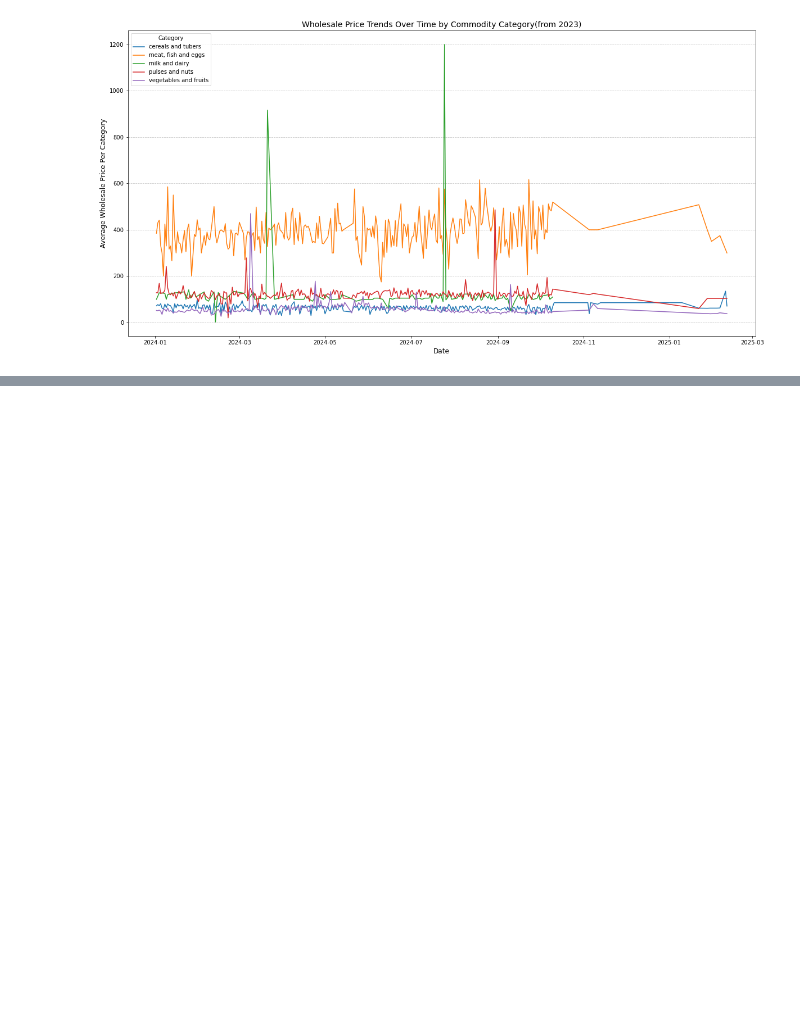
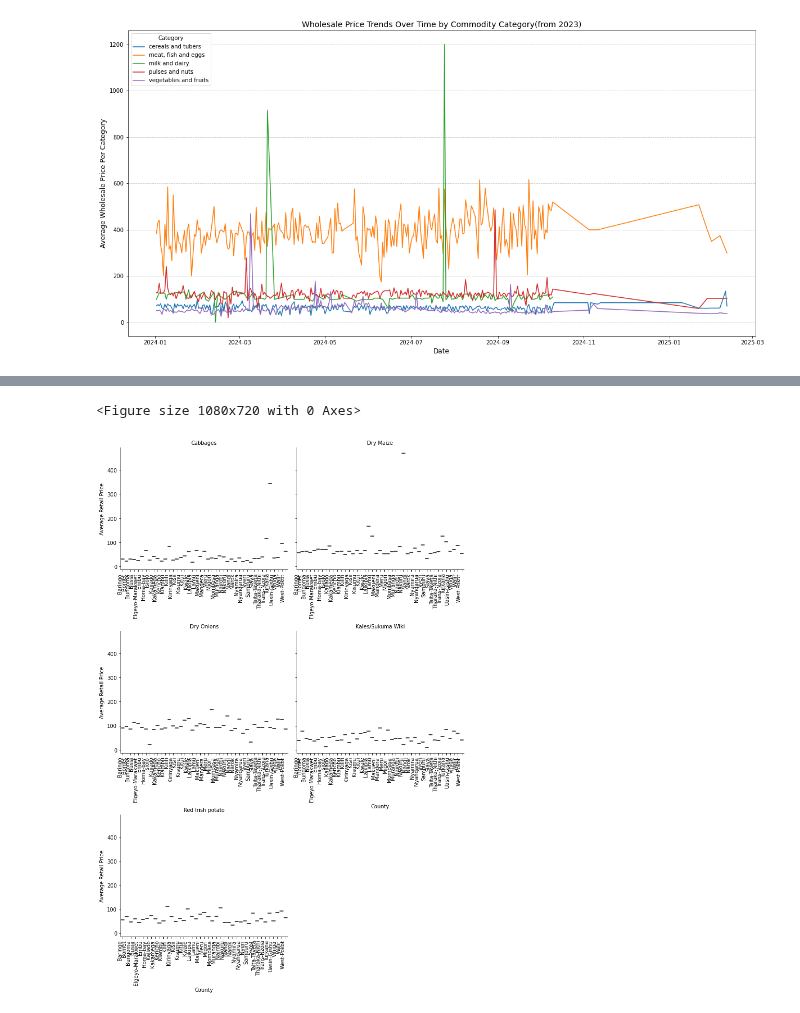
Before and after one commit to Logan-BCM/AgriPriceForecast-Kenya, a Jupyter notebook: Project.ipynb, the cells around one changed output, grey strips where cells are left out. Drawn from its saved outputs; the diff is of its cells as text; code cells hidden in the pictures; blank space fills up the shorter version.

```diff
--- a/Project.ipynb
+++ b/Project.ipynb
@@ -847,0 +894,25 @@ plt.show()
+# %%
+# Calculate average retail prices per commodity and market
+df_avg = df.groupby(['Commodity', 'County'], as_index=False)['Retail'].mean()
+
+# Limit to top 6 most frequent commodities for better visualization
+top_commodities = df['Commodity'].value_counts().index[:6]
+df_avg = df_avg[df_avg['Commodity'].isin(top_commodities)]
+
+# Increase figure size
+
+plt.figure(figsize=(15, 10))
+
+# Create FacetGrid
+g = sns.FacetGrid(df_avg, col="Commodity", col_wrap=2, height=5, sharex=False, sharey=True)
+g.map_dataframe(sns.boxplot, x="County", y="Retail")
+g.set_axis_labels("County", "Average Retail Price")
+g.set_titles(col_template="{col_name}")
+g.set_xticklabels(rotation=90, ha='right')
+
+# Show plot
+plt.tight_layout()
+plt.show()
+# %% [output]
+<Figure size 1080x720 with 0 Axes>
+[figure, added]
```
Also changed, not shown: parts of 4 cells of this notebook.
